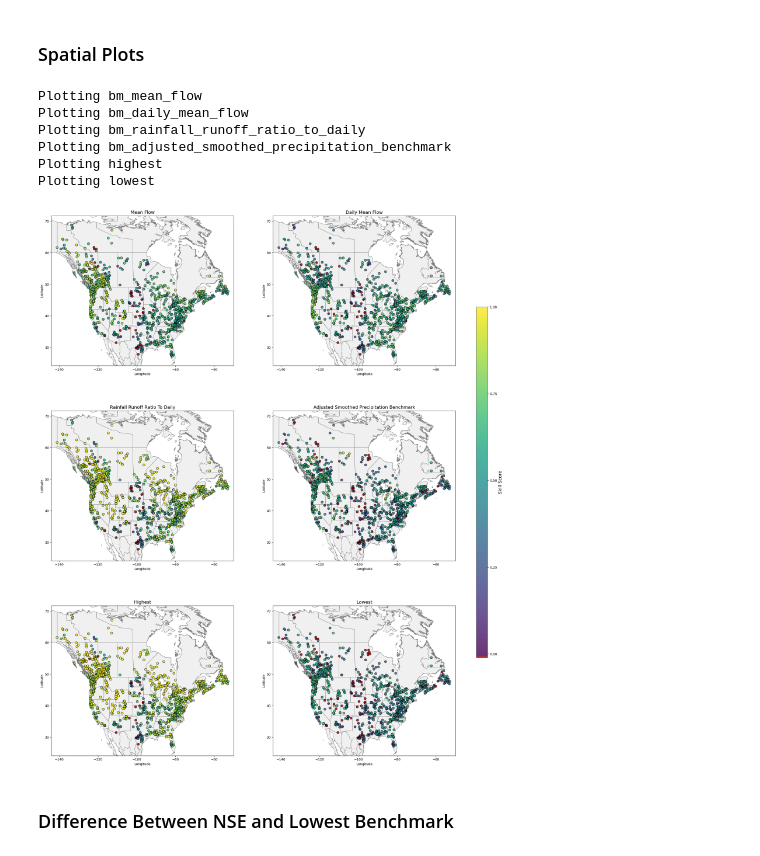
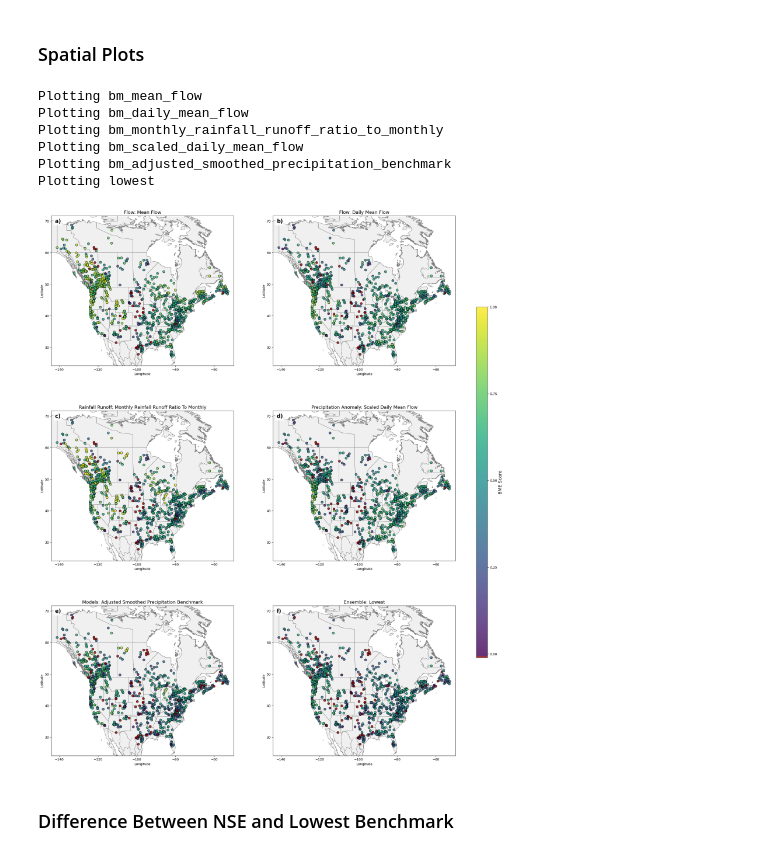
Before and after one commit to PaulCoderre/bme_scripts, a Jupyter notebook: skill_score_scripts/03_plot_skill_score.ipynb, the cells around one changed output. Drawn from its saved outputs; the diff is of its cells as text; code cells hidden in the pictures.

```diff
--- a/skill_score_scripts/03_plot_skill_score.ipynb
+++ b/skill_score_scripts/03_plot_skill_score.ipynb
@@ -18,15 +22,15 @@ import os
 # %%
 # -------------------------------
 # Load data
-skill_scores_long = pd.read_csv('./camels-spat/full_bm_skill_scores/nse_full_skill_scores.csv')
-output_dir = './camels-spat/full_bm_skill_scores/nse_plots/'
+skill_scores_long = pd.read_csv('../camels-spat/02_results/skill_scores/nse_skill_scores_rank_001.csv')
+output_dir = '../camels-spat/02_results/nse_plots/'
 plot_prefix = 'nse'
 
 # -------------------------------
 # Settings
 period = 'validation'
 
-border_path = './camels-spat/politicalboundaries_shapefile/NA_PoliticalDivisions/simplified/simplified_boundaries_15km.shp'
+border_path = '../camels-spat/politicalboundaries_shapefile/NA_PoliticalDivisions/simplified/simplified_boundaries_15km.shp'
 # %%
 # Specify the benchmarks and metrics to calculate
 map_plots = [
@@ -199,34 +241,33 @@ cmap = ListedColormap(np.vstack([neg_color, cmap_array]))
 n_cols = 2
 n_plots = len(plot_dfs)
 n_rows = math.ceil(n_plots / n_cols)
-
 fig, axes = plt.subplots(
     n_rows, n_cols,
     figsize=(12 * n_cols, 10 * n_rows)
 )
-
 axes = axes.flatten() if n_plots > 1 else [axes]
 
-for ax, (benchmark, df_plot) in zip(axes, plot_dfs.items()):
+# Subplot labels
+subplot_labels = [chr(97 + i) for i in range(n_plots)]  # a, b, c, ...
 
+for idx, (ax, (benchmark, df_plot)) in enumerate(zip(axes, plot_dfs.items())):
     print(f'Plotting {benchmark}')
-    # --- Format title
-    title = benchmark[3:] if benchmark.startswith('bm_') else benchmark
-    title = title.replace('_', ' ').title()
+
+    # --- Format title with category prefix
+    title = format_benchmark_name(benchmark)
 
     # --- Find extent of points
     lon_min, lon_max = df_plot['longitude'].min() - 3, df_plot['longitude'].max() + 3
     lat_min, lat_max = df_plot['latitude'].min() - 3, df_plot['latitude'].max() + 3
 
     # --- Trim borders shapefile to the points extent
-        # Filter borders by points extent
+    # Filter borders by points extent
     gdf_trim = gdf_borders[
         (gdf_borders.geometry.bounds.minx <= lon_max) &
         (gdf_borders.geometry.bounds.maxx >= lon_min) &
         (gdf_borders.geometry.bounds.miny <= lat_max) &
         (gdf_borders.geometry.bounds.maxy >= lat_min)
     ]
-
 
     # --- Plot the borders
     gdf_trim.plot(ax=ax, facecolor='#f0f0f0', edgecolor='grey', linewidth=0.8)
@@ -241,40 +282,50 @@ for ax, (benchmark, df_plot) in zip(axes, plot_dfs.items()):
         edgecolor='k',
         alpha=0.8,
         norm=Normalize(vmin=-0.01, vmax=1)
+    )
+
+    # --- Add subplot label
+    ax.text(
+        0.02, 0.98, f'{subplot_labels[idx]})',
+        transform=ax.transAxes,
+        fontsize=16,
+        fontweight='bold',
+        va='top',
+        ha='left',
+        bbox=dict(boxstyle='round', facecolor='white', alpha=0.8, edgecolor='none')
     )
 
     ax.set_title(title, fontsize=14)
     ax.set_xlim(lon_min, lon_max)
     ax.set_ylim(lat_min, lat_max)
     ax.set_xlabel('Longitude')
     ax.set_ylabel('Latitude')
 
 # Remove any empty axes
 for ax in axes[n_plots:]:
     ax.set_visible(False)
 
 # Adjust layout
 plt.subplots_adjust(hspace=0.3, wspace=0.1, right=0.88)
 
 # Colorbar
 cbar_ax = fig.add_axes([0.90, 0.25, 0.02, 0.5])
 cbar = fig.colorbar(sc, cax=cbar_ax)
-cbar.set_label('Skill Score', fontsize=14)
+cbar.set_label('BME Score', fontsize=14)
 cbar.set_ticks([0, 0.25, 0.5, 0.75, 1])
 
 # --- Save figure
 plt.savefig(f'{output_dir}/{plot_prefix}_spatial_bm.pdf', dpi=300)
 plt.savefig(f'{output_dir}/{plot_prefix}_spatial_bm.png', dpi=300)
-
 plt.show()
 # %% [output]
 Plotting bm_mean_flow
 Plotting bm_daily_mean_flow
-Plotting bm_rainfall_runoff_ratio_to_daily
+Plotting bm_monthly_rainfall_runoff_ratio_to_monthly
+Plotting bm_scaled_daily_mean_flow
 Plotting bm_adjusted_smoothed_precipitation_benchmark
-Plotting highest
 Plotting lowest
-[figure, old version]
+[figure, new version]
 # %% [markdown]
 ### Difference Between NSE and Lowest Benchmark
 # %%
```
Also changed, not shown: parts of 17 cells of this notebook, 10 other files.
